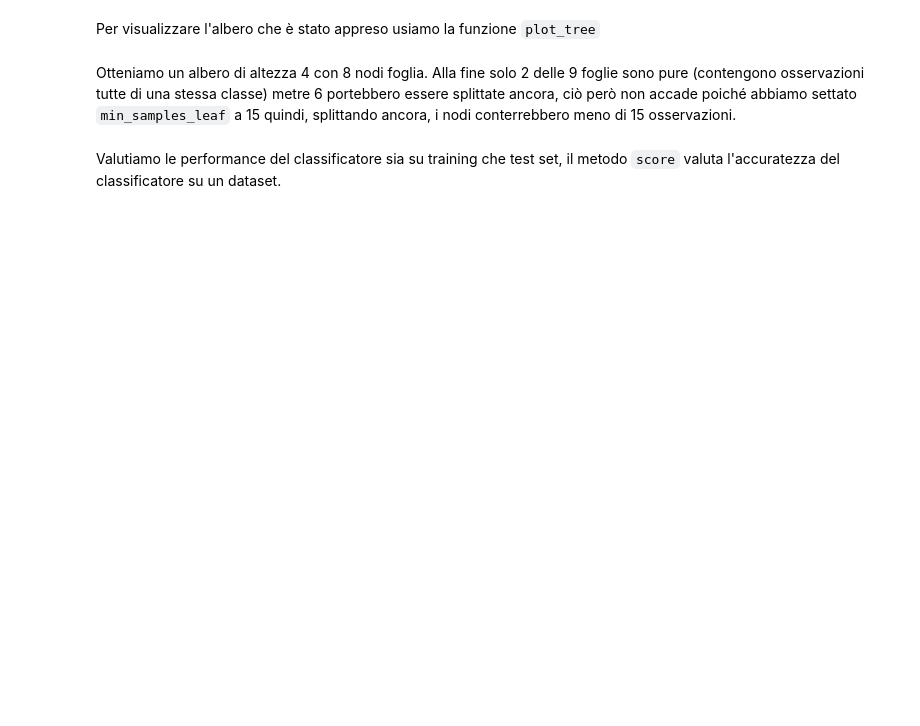
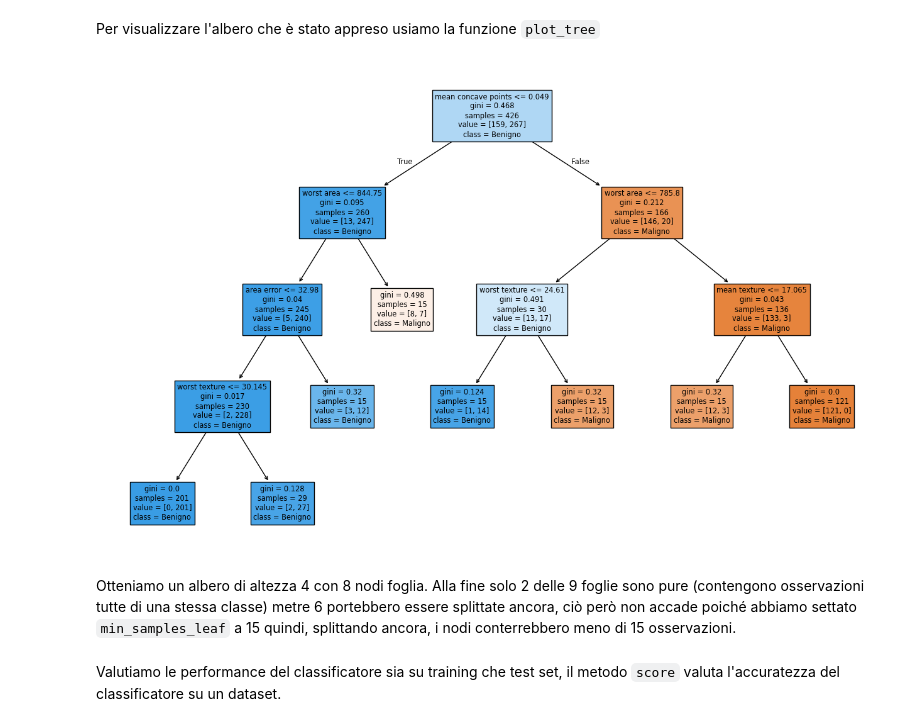
Before and after one commit to jb-sharp/stat4bigdata, a Jupyter notebook: Lezione 9/09-alberi.ipynb, the cells around one changed output. Cells and saved outputs as stored; diff of their text form; code cells hidden in the pictures; blank space fills up the shorter version.

```diff
--- a/Lezione 9/09-alberi.ipynb
+++ b/Lezione 9/09-alberi.ipynb
@@ -85,12 +132,14 @@ albero.fit(X_train, y_train)
 # %% [markdown]
 Per visualizzare l'albero che è stato appreso usiamo la funzione `plot_tree`
 # %%
-plt.figure(figsize = (12, 6))
+plt.figure(figsize = (16, 10))
 plot_tree(albero,
           filled = True,  # Se colorare i nodi in base alle classi
           feature_names = data.columns,
           class_names = ["Maligno", "Benigno"])
 plt.show()
+# %% [output]
+[figure, added]
 # %% [markdown]
 Otteniamo un albero di altezza 4 con 8 nodi foglia. Alla fine solo 2 delle 9 foglie sono pure (contengono osservazioni tutte di una stessa classe) metre 6 portebbero essere splittate ancora, ciò però non accade poiché abbiamo settato `min_samples_leaf` a 15 quindi, splittando ancora, i nodi conterrebbero meno di 15 osservazioni.
 # %% [markdown]
```
Also changed, not shown: parts of 26 cells of this notebook, 1 other file.
